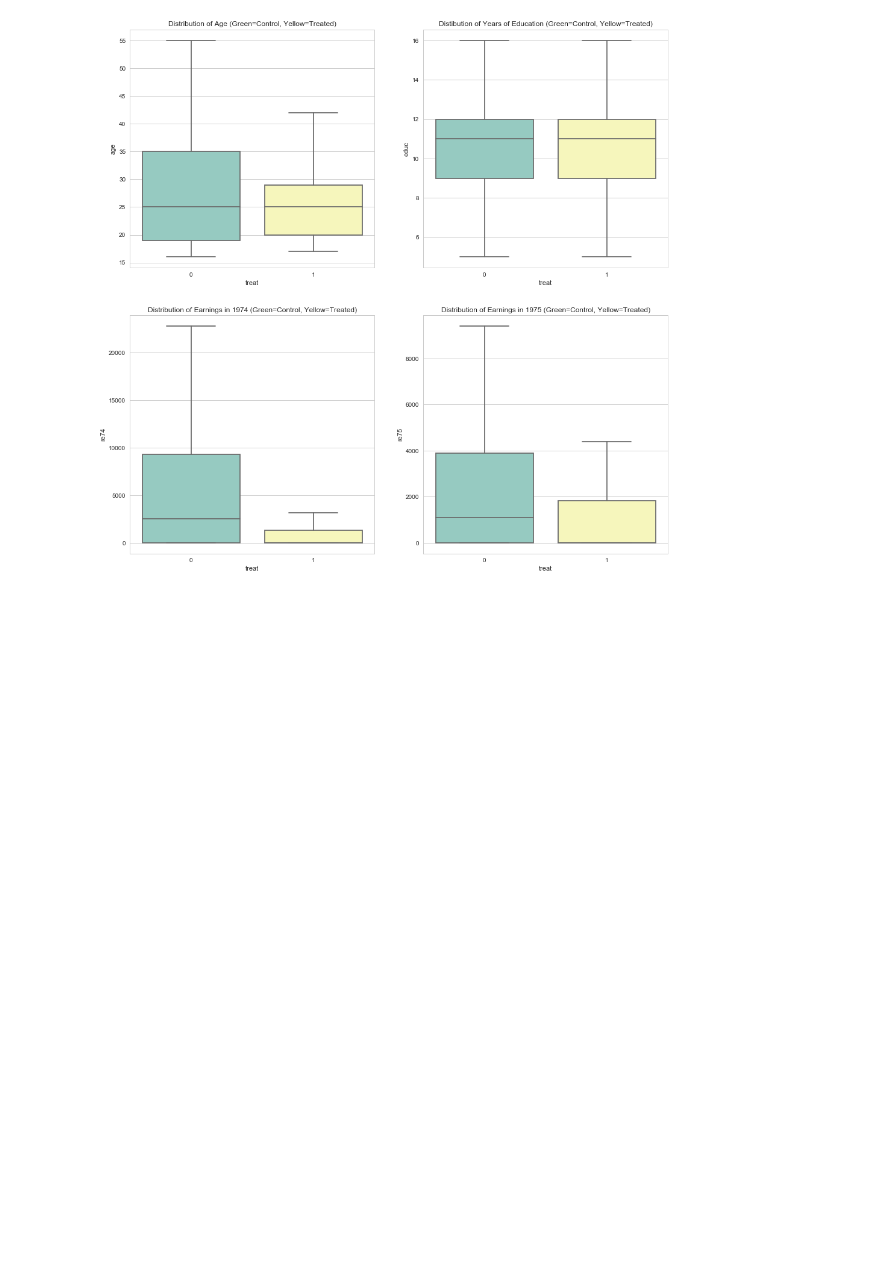
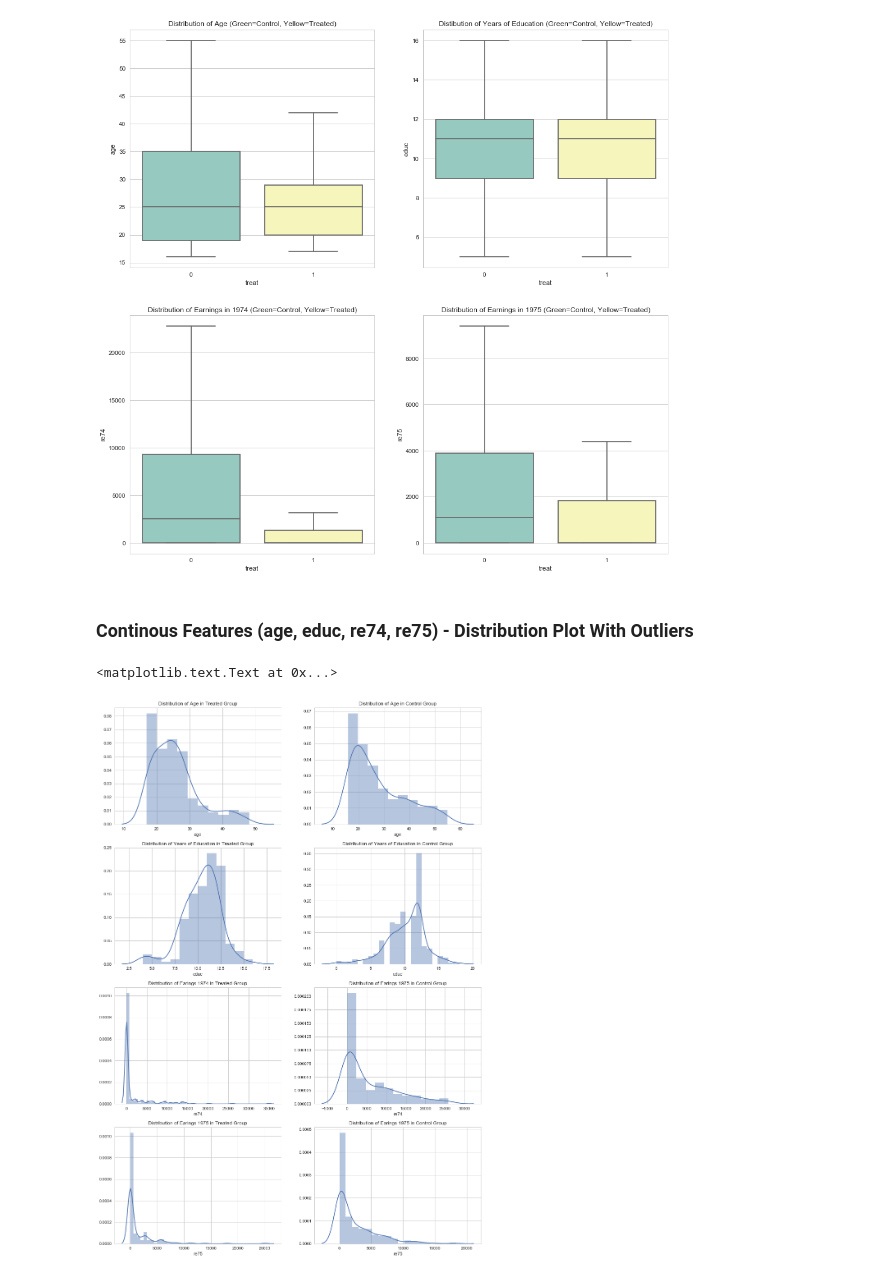
Before and after one commit to sanadhis/ADA-2017, a Jupyter notebook: 04 - Applied ML/Homework04.ipynb, the cells around one changed output. Cells and saved outputs as stored; diff of their text form; code cells hidden in the pictures; blank space fills up the shorter version.

Commit message:
Fix Error and And Distribution Graph

```diff
--- a/04 - Applied ML/Homework04.ipynb
+++ b/04 - Applied ML/Homework04.ipynb
@@ -281,3 +281,34 @@ ax4.set_title("Distribution of Earnings in 1975 (Green=Control, Yellow=Treated)"
 # %% [output]
 <matplotlib.text.Text at 0x...>
 [figure]
+# %% [markdown]
+### Continous Features (age, educ, re74, re75) - Distribution Plot With Outliers
+# %%
+fig, ([ax1, ax2], [ax3, ax4], [ax5, ax6], [ax7, ax8]) = plt.subplots(nrows=4, ncols=2)
+fig.set_size_inches(16, 24)
+ax1 = sns.distplot(df_treated['age'], ax=ax1)
+ax1.set_title("Distribution of Age in Treated Group")
+
+ax2 = sns.distplot(df_control['age'], ax=ax2)
+ax2.set_title("Distribution of Age in Control Group")
+
+ax3 = sns.distplot(df_treated['educ'], ax=ax3)
+ax3.set_title("Distribution of Years of Education in Treated Group")
+
+ax4 = sns.distplot(df_control['educ'], ax=ax4)
+ax4.set_title("Distribution of Years of Education in Control Group")
+
+ax5 = sns.distplot(df_treated['re74'], ax=ax5)
+ax5.set_title("Distribution of Earings 1974 in Treated Group")
+
+ax6 = sns.distplot(df_control['re74'], ax=ax6)
+ax6.set_title("Distribution of Earings 1975 in Control Group")
+
+ax7 = sns.distplot(df_treated['re75'], ax=ax7)
+ax7.set_title("Distribution of Earings 1975 in Treated Group")
+
+ax8 = sns.distplot(df_control['re75'], ax=ax8)
+ax8.set_title("Distribution of Earings 1975 in Control Group")
+# %% [output]
+<matplotlib.text.Text at 0x...>
+[figure, added]
```
Also changed, not shown: parts of 7 cells of this notebook.
